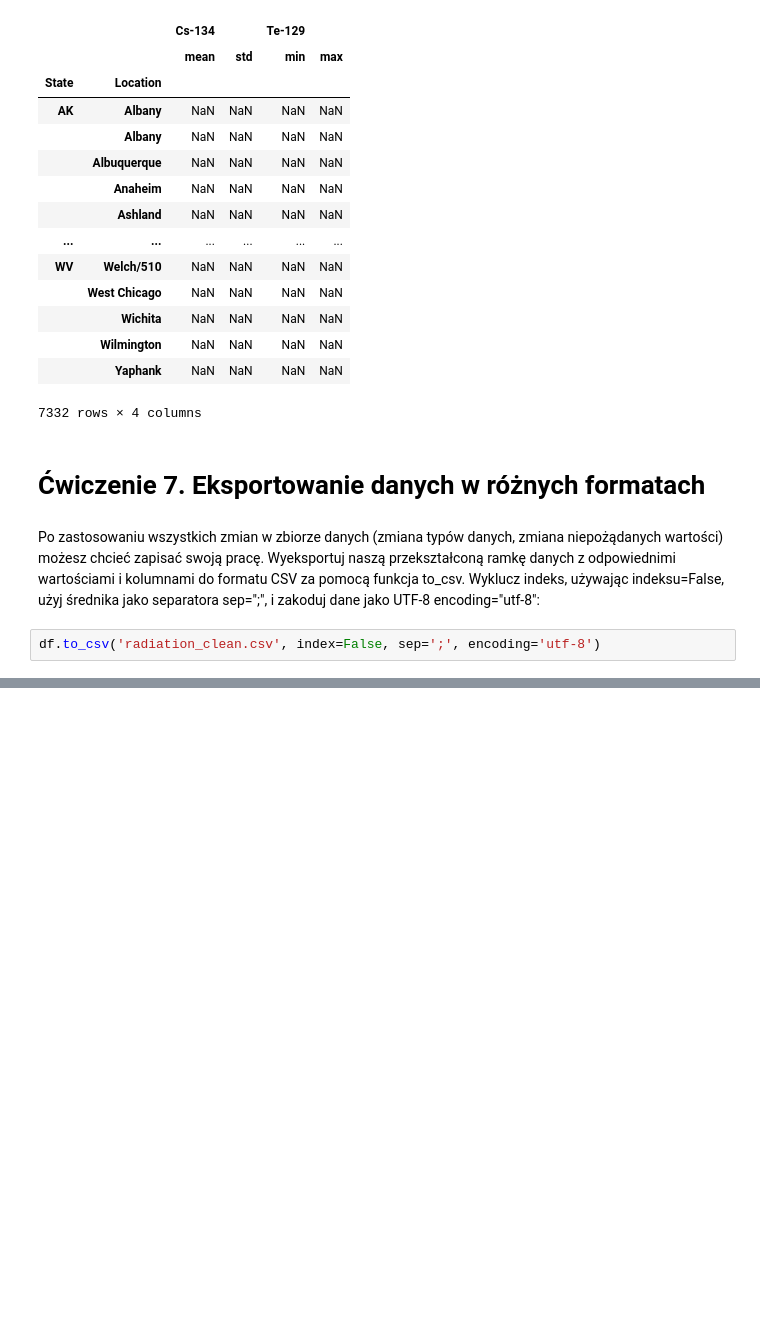
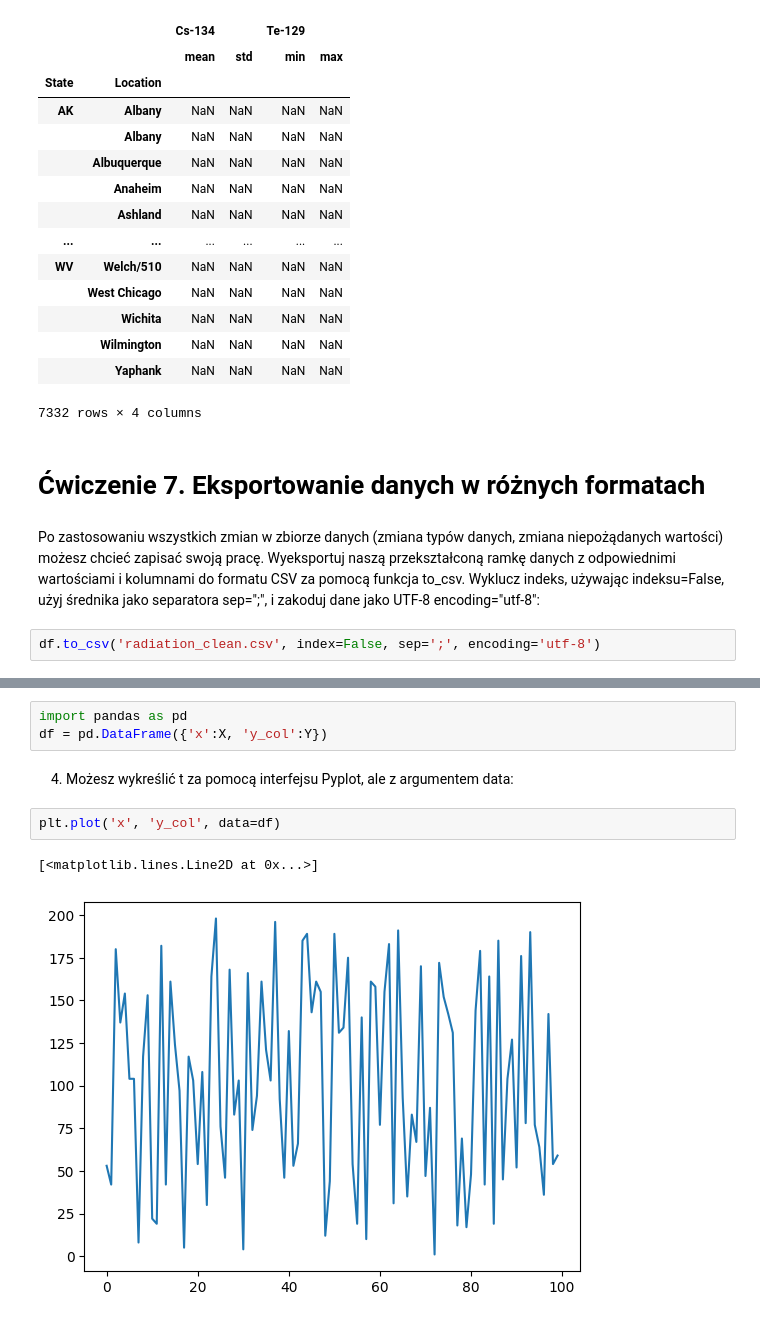
Before and after one commit to sendecka/DataCamp---Data-Scientist-with-Python, a Jupyter notebook: 09 Analiza dużych zbiorów danych I/Ćwiczenia/Exercise.ipynb, the cells around one changed output, grey strips where cells are left out. Cells and saved outputs as stored; diff of their text form; blank space fills up the shorter version.

```diff
--- a/09 Analiza dużych zbiorów danych I/Ćwiczenia/Exercise.ipynb
+++ b/09 Analiza dużych zbiorów danych I/Ćwiczenia/Exercise.ipynb
@@ -571,0 +628,10 @@ df.to_csv('radiation_clean.csv', index=False, sep=';', encoding='utf-8')
+# %%
+import pandas as pd
+df = pd.DataFrame({'x':X, 'y_col':Y})
+# %% [markdown]
+4. Możesz wykreślić t za pomocą interfejsu Pyplot, ale z argumentem data:
+# %%
+plt.plot('x', 'y_col', data=df)
+# %% [output]
+[<matplotlib.lines.Line2D at 0x...>]
+[figure, added]
```
Also changed, not shown: parts of 25 cells of this notebook, 1 other file.
